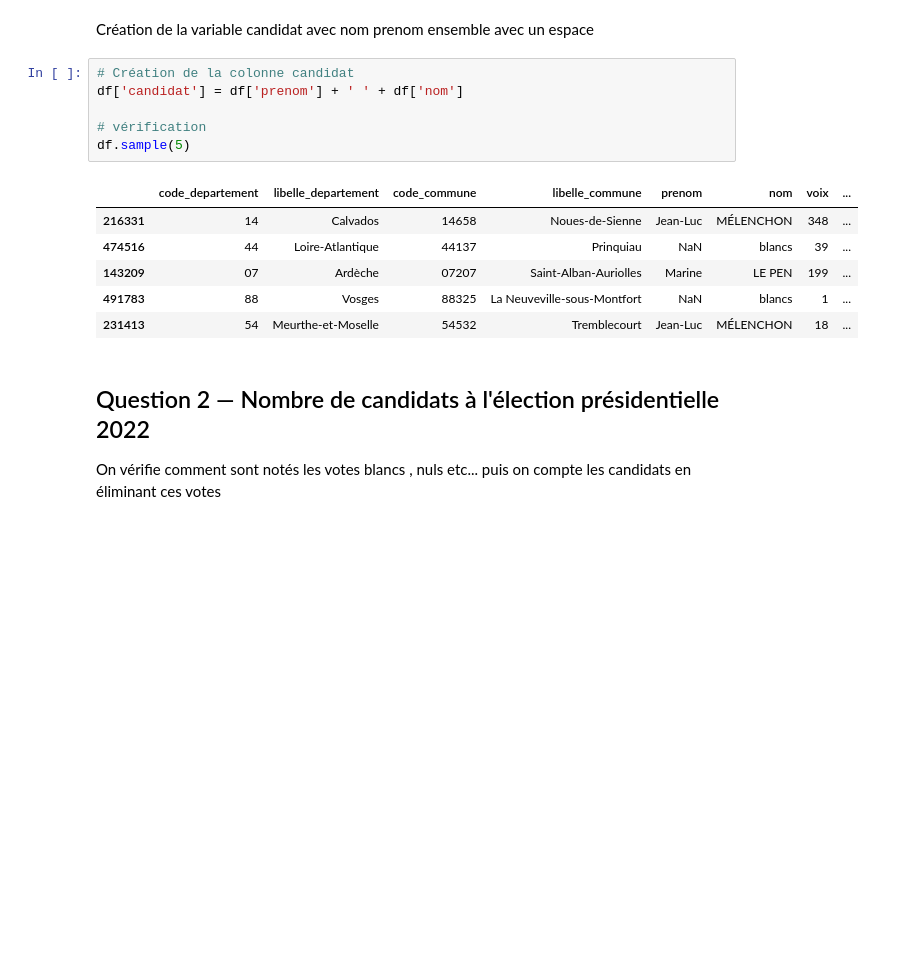
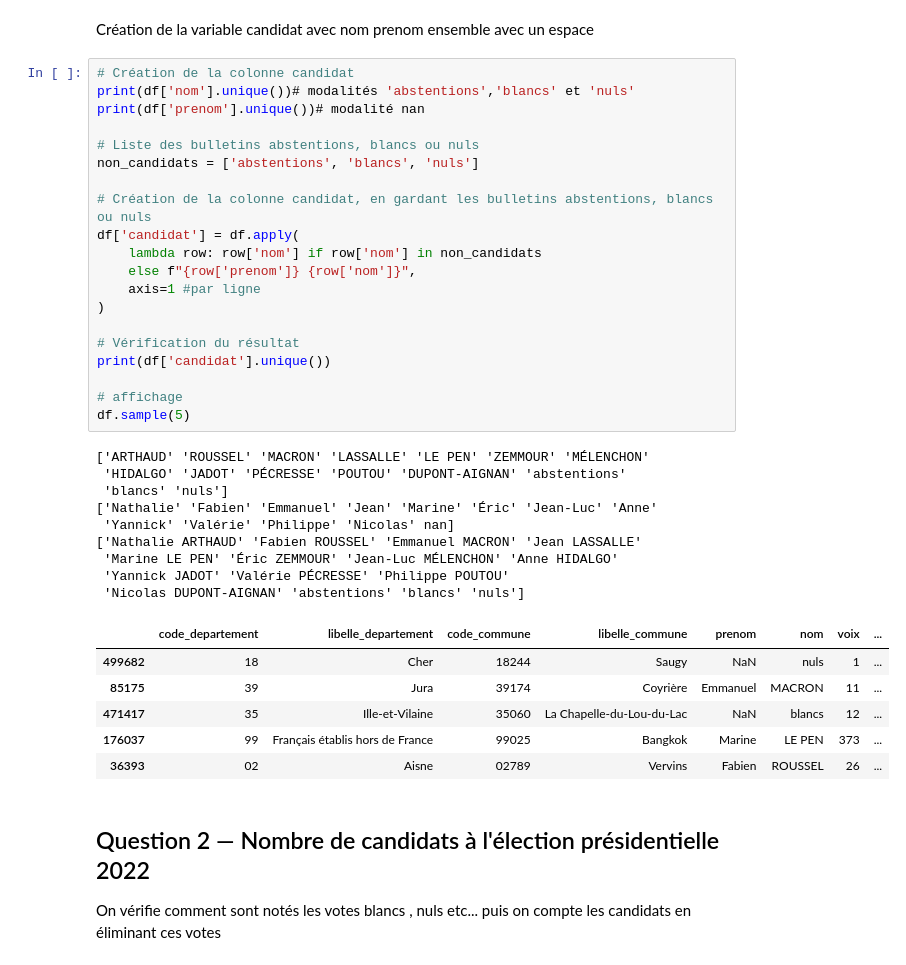
Before and after one commit to TeodoraHub/DM_python, a Jupyter notebook: DM_pythonDMR.ipynb, the cells around one changed output. Cells and saved outputs as stored; diff of their text form; blank space fills up the shorter version.

Commit message:
Q1 modif candidat

```diff
--- a/DM_pythonDMR.ipynb
+++ b/DM_pythonDMR.ipynb
@@ -99,17 +118,40 @@ Code commune de Rambouillet : ['78517']
 Création de la variable candidat avec nom prenom ensemble avec un espace
 # %%
 # Création de la colonne candidat
-df['candidat'] = df['prenom'] + ' ' + df['nom']
+print(df['nom'].unique())# modalités 'abstentions','blancs' et 'nuls'
+print(df['prenom'].unique())# modalité nan
 
-# vérification
+# Liste des bulletins abstentions, blancs ou nuls
+non_candidats = ['abstentions', 'blancs', 'nuls']
+
+# Création de la colonne candidat, en gardant les bulletins abstentions, blancs ou nuls
+df['candidat'] = df.apply(
+    lambda row: row['nom'] if row['nom'] in non_candidats
+    else f"{row['prenom']} {row['nom']}",
+    axis=1 #par ligne
+)
+
+# Vérification du résultat
+print(df['candidat'].unique())
+
+# affichage
 df.sample(5)
 # %% [output]
+['ARTHAUD' 'ROUSSEL' 'MACRON' 'LASSALLE' 'LE PEN' 'ZEMMOUR' 'MÉLENCHON'
+ 'HIDALGO' 'JADOT' 'PÉCRESSE' 'POUTOU' 'DUPONT-AIGNAN' 'abstentions'
+ 'blancs' 'nuls']
+['Nathalie' 'Fabien' 'Emmanuel' 'Jean' 'Marine' 'Éric' 'Jean-Luc' 'Anne'
+ 'Yannick' 'Valérie' 'Philippe' 'Nicolas' nan]
+['Nathalie ARTHAUD' 'Fabien ROUSSEL' 'Emmanuel MACRON' 'Jean LASSALLE'
+ 'Marine LE PEN' 'Éric ZEMMOUR' 'Jean-Luc MÉLENCHON' 'Anne HIDALGO'
+ 'Yannick JADOT' 'Valérie PÉCRESSE' 'Philippe POUTOU'
+ 'Nicolas DUPONT-AIGNAN' 'abstentions' 'blancs' 'nuls']
 |  | code_departement | libelle_departement | code_commune | libelle_commune | prenom | nom | voix | ... |
-| 216331 | 14 | Calvados | 14658 | Noues-de-Sienne | Jean-Luc | MÉLENCHON | 348 | ... |
-| 474516 | 44 | Loire-Atlantique | 44137 | Prinquiau | NaN | blancs | 39 | ... |
-| 143209 | 07 | Ardèche | 07207 | Saint-Alban-Auriolles | Marine | LE PEN | 199 | ... |
-| 491783 | 88 | Vosges | 88325 | La Neuveville-sous-Montfort | NaN | blancs | 1 | ... |
-| 231413 | 54 | Meurthe-et-Moselle | 54532 | Tremblecourt | Jean-Luc | MÉLENCHON | 18 | ... |
+| 499682 | 18 | Cher | 18244 | Saugy | NaN | nuls | 1 | ... |
+| 85175 | 39 | Jura | 39174 | Coyrière | Emmanuel | MACRON | 11 | ... |
+| 471417 | 35 | Ille-et-Vilaine | 35060 | La Chapelle-du-Lou-du-Lac | NaN | blancs | 12 | ... |
+| 176037 | 99 | Français établis hors de France | 99025 | Bangkok | Marine | LE PEN | 373 | ... |
+| 36393 | 02 | Aisne | 02789 | Vervins | Fabien | ROUSSEL | 26 | ... |
 # %% [markdown]
 ## Question 2 — Nombre de candidats à l'élection présidentielle 2022
 On vérifie comment sont notés les votes blancs , nuls etc... puis on compte les candidats en éliminant ces votes
```
Also changed, not shown: parts of 4 cells of this notebook.
